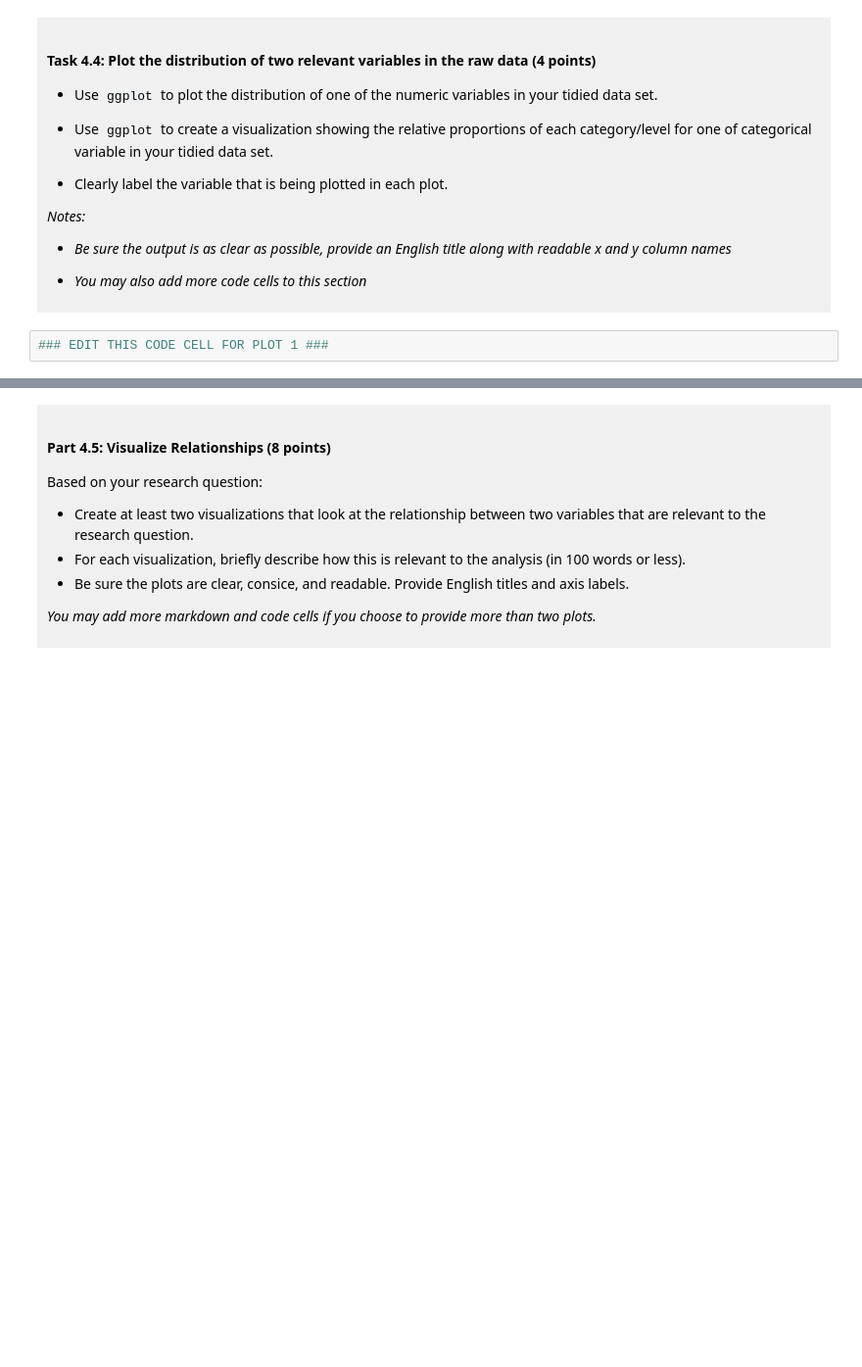
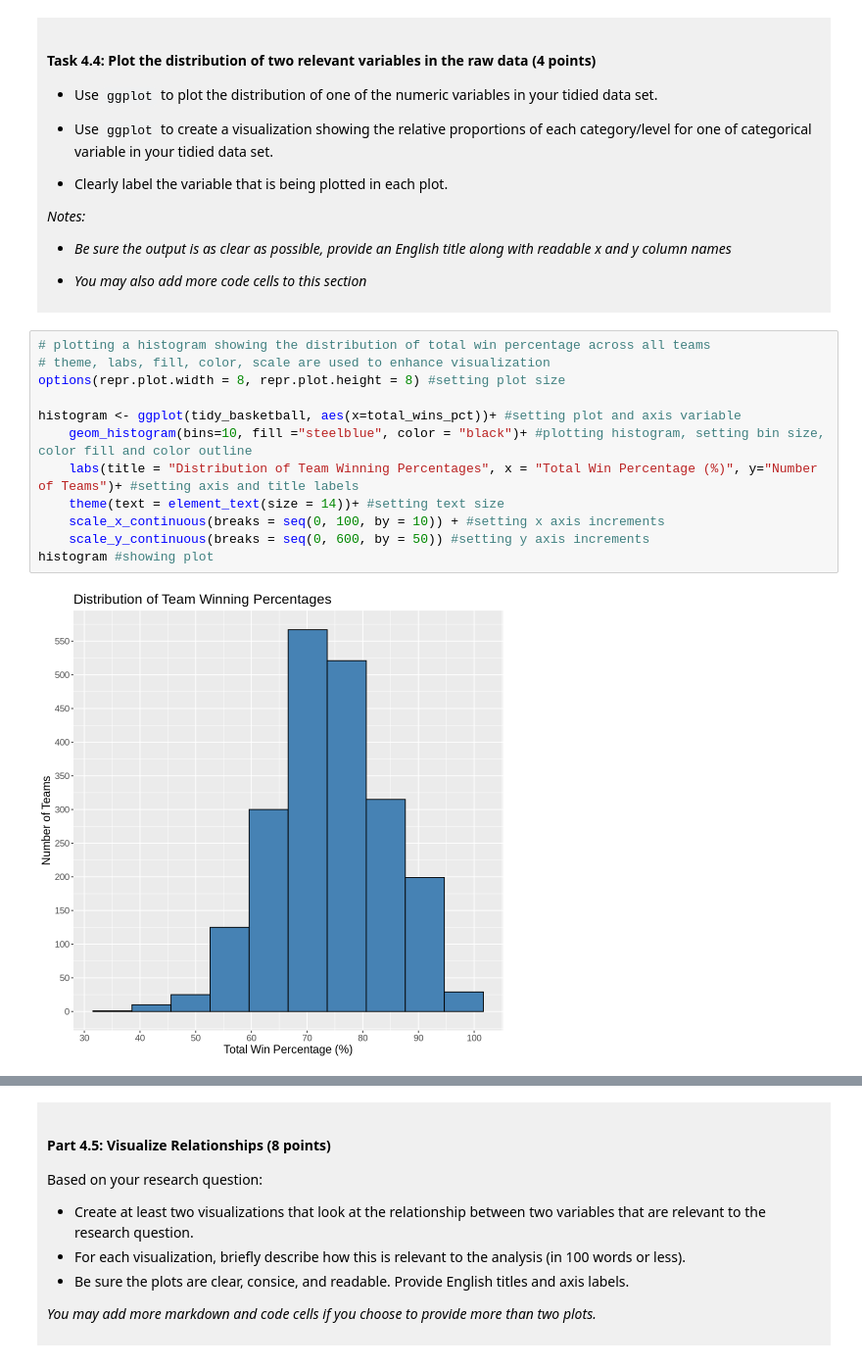
Before and after one commit to vjm1111/dsci-100-project-victoria-mah, a Jupyter notebook: dsci-100-project-notebook.ipynb, the cells around one changed output, grey strips where cells are left out. Shown at 98% size. Drawn from its saved outputs; the diff is of its cells as text; blank space fills up the shorter version.

Commit message:
Created visualizations, changed research question, completed up to 4.5

```diff
--- a/dsci-100-project-notebook.ipynb
+++ b/dsci-100-project-notebook.ipynb
@@ -303,5 +335,17 @@ You will refine your research question (if needed) and produce a tidy data set.
 
 </div>
 # %%
-### EDIT THIS CODE CELL FOR PLOT 1 ###
+# plotting a histogram showing the distribution of total win percentage across all teams
+# theme, labs, fill, color, scale are used to enhance visualization
+options(repr.plot.width = 8, repr.plot.height = 8) #setting plot size
+
+histogram <- ggplot(tidy_basketball, aes(x=total_wins_pct))+ #setting plot and axis variable
+    geom_histogram(bins=10, fill ="steelblue", color = "black")+ #plotting histogram, setting bin size, color fill and color outline
+    labs(title = "Distribution of Team Winning Percentages", x = "Total Win Percentage (%)", y="Number of Teams")+ #setting axis and title labels
+    theme(text = element_text(size = 14))+ #setting text size
+    scale_x_continuous(breaks = seq(0, 100, by = 10)) + #setting x axis increments
+    scale_y_continuous(breaks = seq(0, 600, by = 50)) #setting y axis increments
+histogram #showing plot
+# %% [output]
+[figure, added]
 # %%
```
Also changed, not shown: parts of 11 cells of this notebook.
